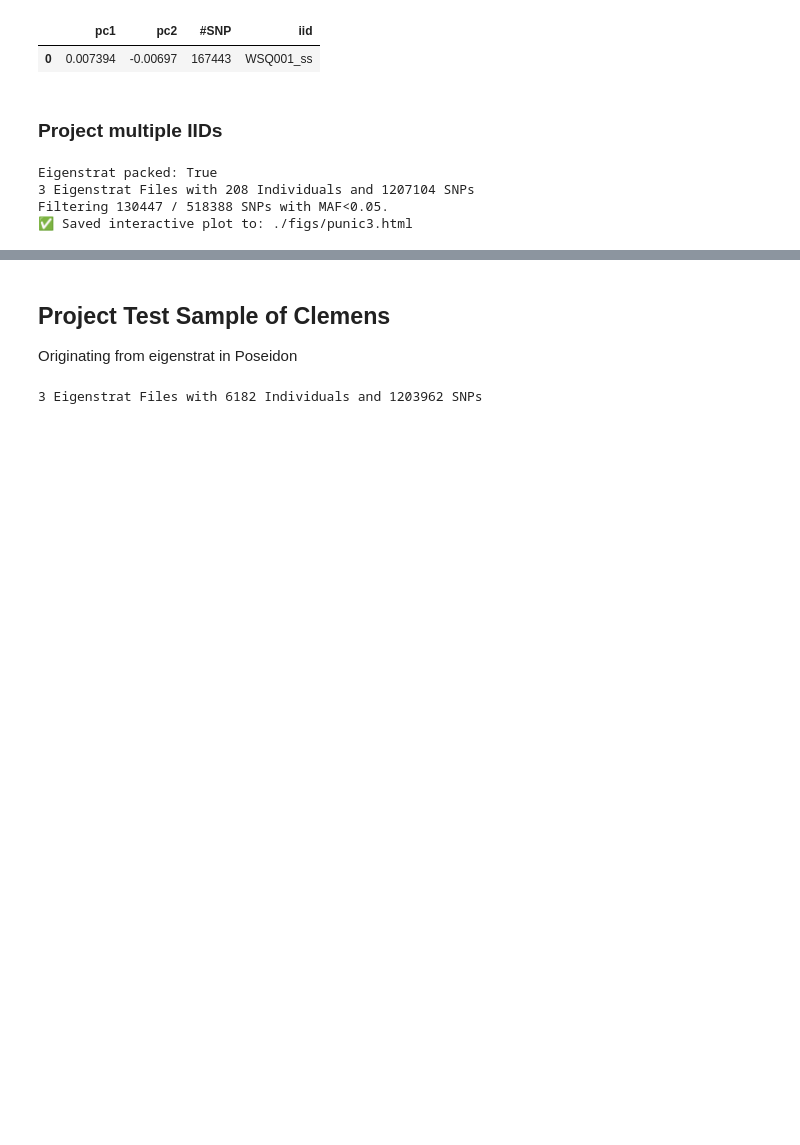
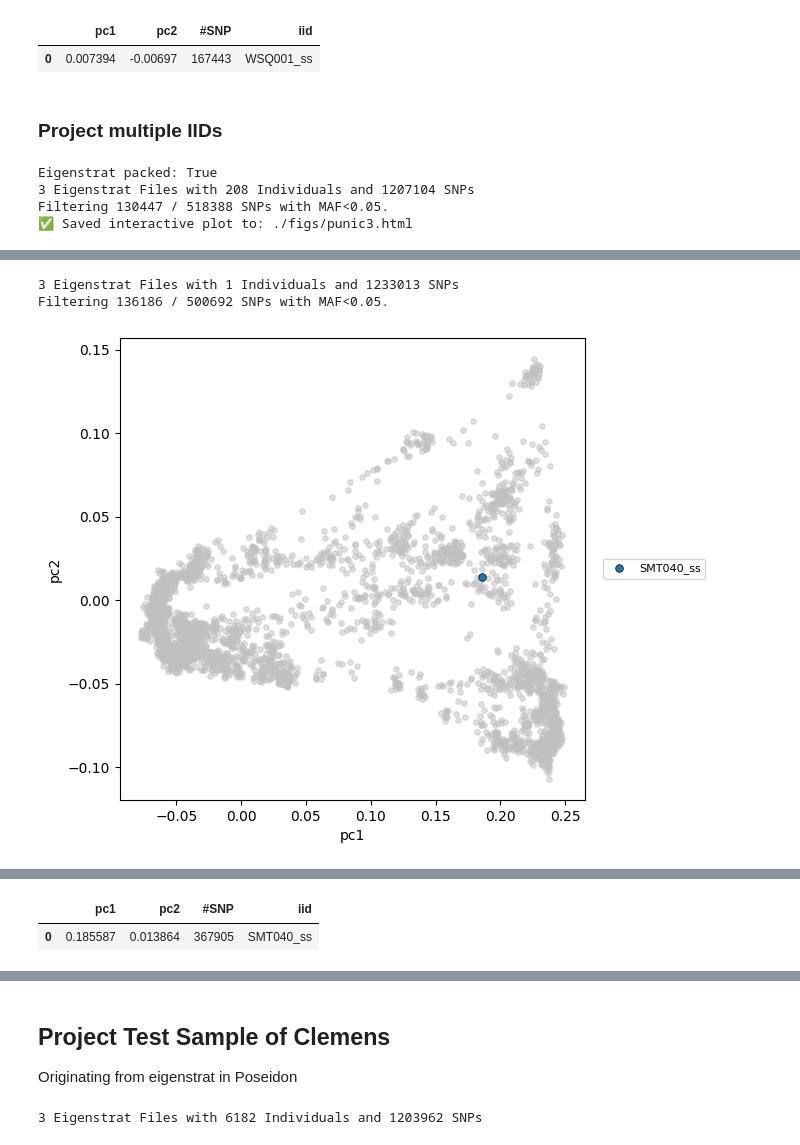
Before and after one commit to hringbauer/projectPCA, a Jupyter notebook: notebooks/proj_es.ipynb, the cells around one changed output, grey strips where cells are left out. Saved outputs shown, nothing was run; the diff lists cells and outputs as text; code cells hidden in the pictures; blank space fills up the shorter version.

```diff
--- a/notebooks/proj_es.ipynb
+++ b/notebooks/proj_es.ipynb
@@ -218,0 +243,8 @@ project_eigenstrat(es_path="/mnt/archgen/Autorun_eager/eager_outputs/TF/SUA/SUA0
+# %%
+%%time
+project_eigenstrat(es_path="/mnt/archgen/Autorun_eager/eager_outputs/RM/SMT/SMT040/genotyping/pileupcaller.single",
+                   pca="EUAS", es_type="unpacked_fast", plot_bgrd_c=False, fig_path='')
+# %% [output]
+3 Eigenstrat Files with 1 Individuals and 1233013 SNPs
+Filtering 136186 / 500692 SNPs with MAF<0.05.
+[figure, added]
@@ -218,0 +253,2 @@ project_eigenstrat(es_path="/mnt/archgen/Autorun_eager/eager_outputs/TF/SUA/SUA0
+|  | pc1 | pc2 | #SNP | iid |
+| 0 | 0.185587 | 0.013864 | 367905 | SMT040_ss |
```
Also changed, not shown: parts of 18 cells of this notebook, 7 other files.
